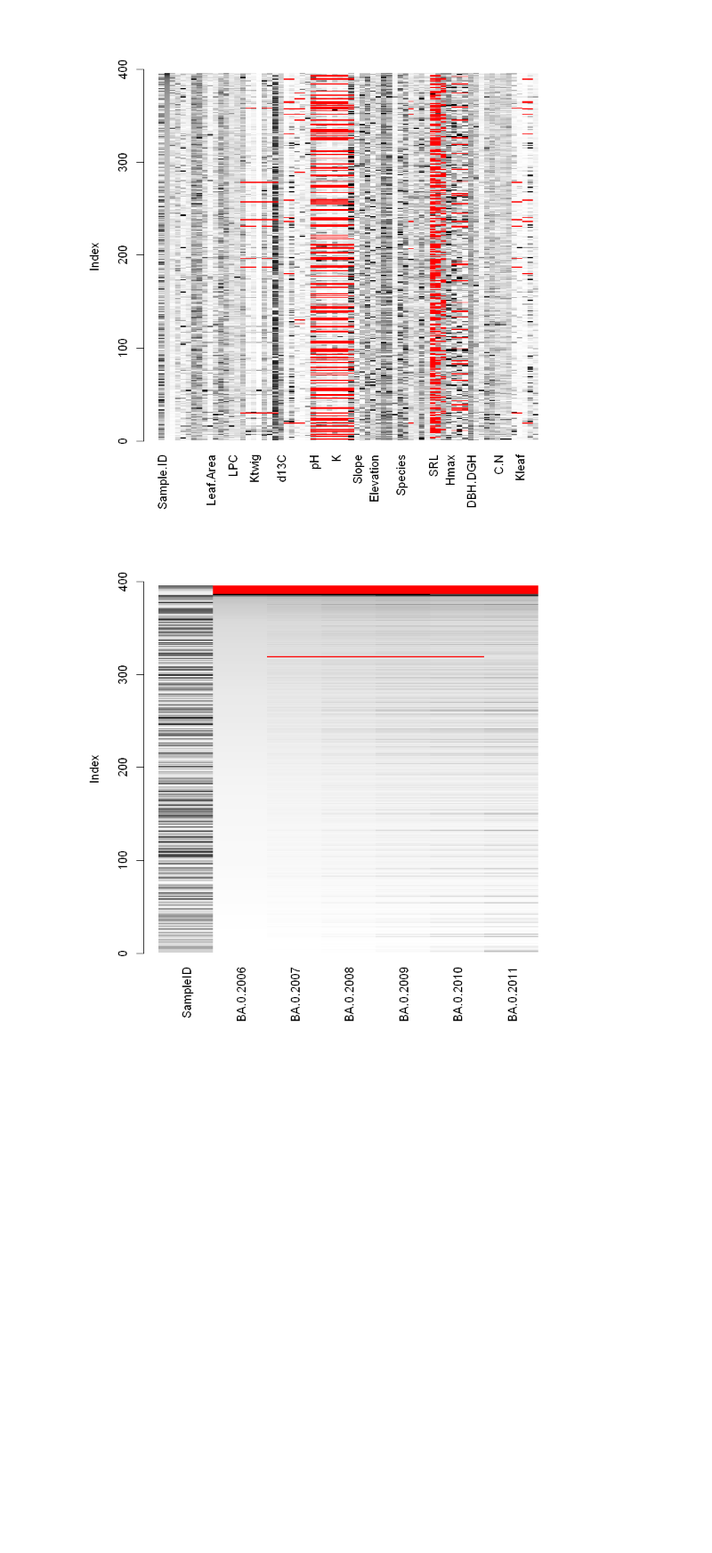
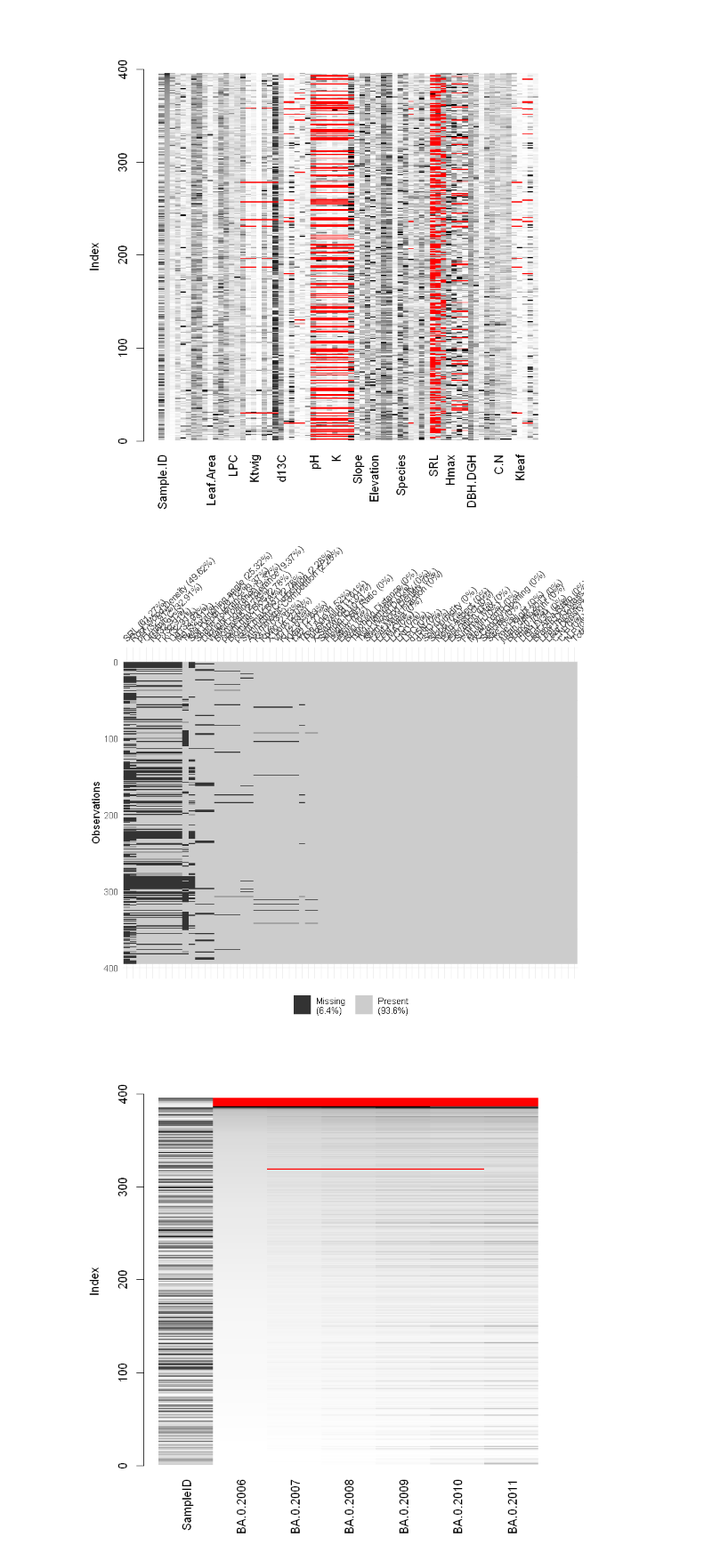
Before and after one commit to juliemessier/Trait-Performance-Relationships, a Jupyter notebook: notebooks/archive/Data Exploration & Cleaning.ipynb, the cells around one changed output. Shown: that part at 89% size. Cells and saved outputs as stored; diff of their text form; code cells hidden in the pictures; blank space fills up the shorter version.

Commit message:
more visualization of missing data

```diff
--- a/notebooks/archive/Data Exploration & Cleaning.ipynb
+++ b/notebooks/archive/Data Exploration & Cleaning.ipynb
@@ -89,6 +89,10 @@ gg_miss_var(RGR.Raw)
 matrixplot(MSH.Raw, sortby = 2)
 # %% [output]
 [figure]
+# %%
+vis_miss(MSH.Raw, sort_miss = TRUE)
+# %% [output]
+[figure, added]
 # %%
 # is there a trend in where data is missing?
 matrixplot(RGR.Raw, sortby = 2)
```
Also changed, not shown: parts of 1 cell of this notebook.
